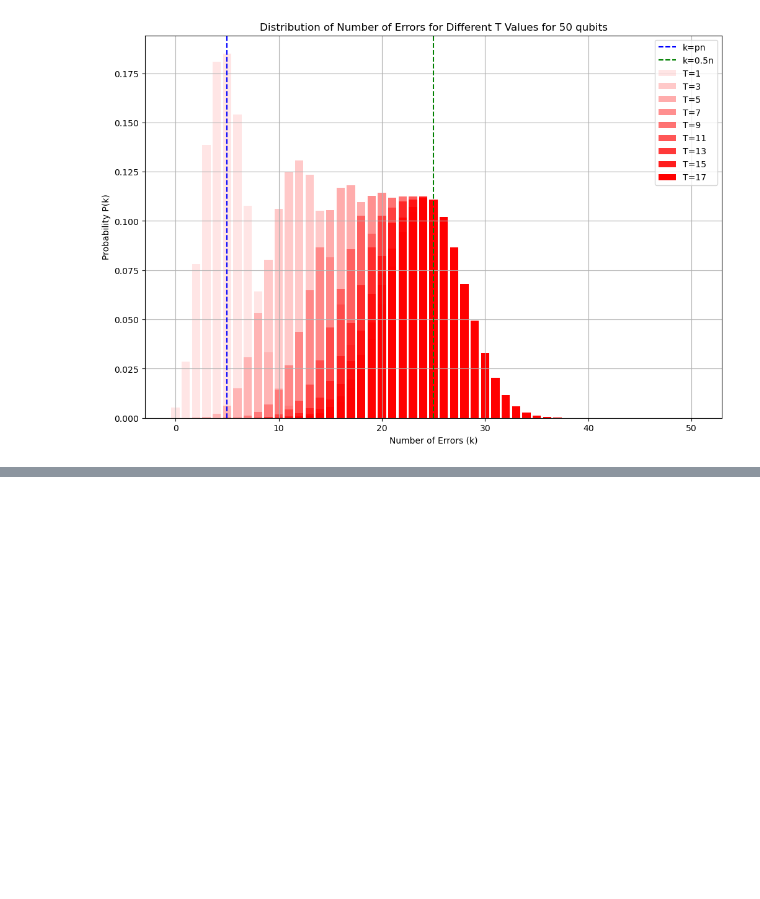
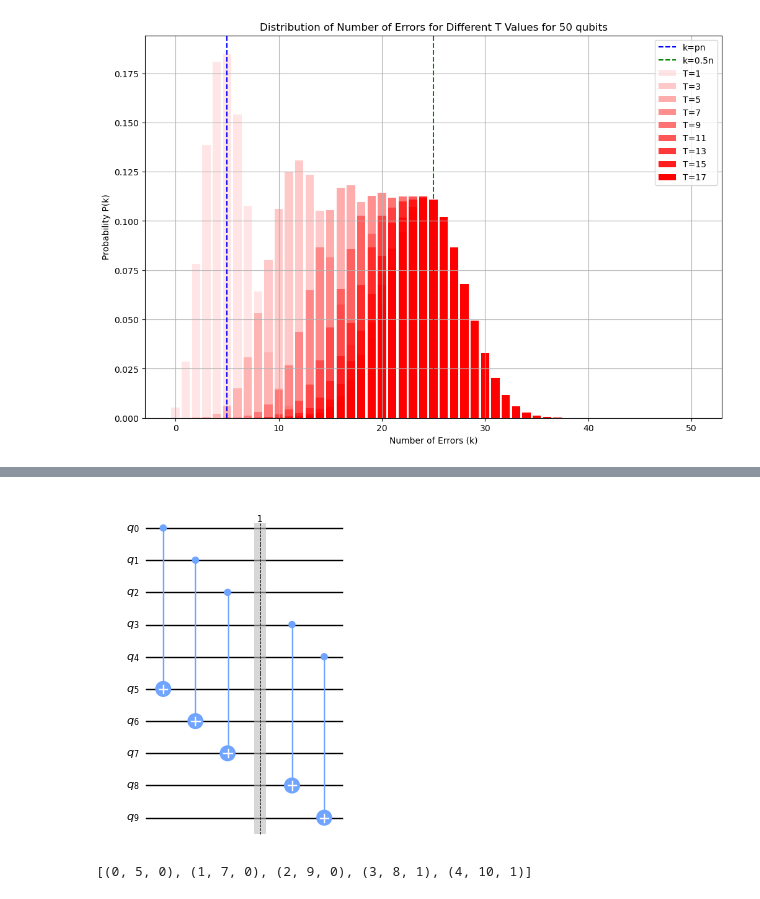
Before and after one commit to yezhuoyang/Qerrorprop, a Jupyter notebook: examples.ipynb, the cells around one changed output, grey strips where cells are left out. Cells and saved outputs as stored; diff of their text form; code cells hidden in the pictures; blank space fills up the shorter version.

```diff
--- a/examples.ipynb
+++ b/examples.ipynb
@@ -219,0 +222,8 @@ plt.show()
+# %%
+newcircuit._qiskitcircuit.draw(output='mpl',scale=0.5)
+# %% [output]
+[figure, added]
+# %%
+newcircuit._gateList
+# %% [output]
+[(0, 5, 0), (1, 7, 0), (2, 9, 0), (3, 8, 1), (4, 10, 1)]
```
Also changed, not shown: parts of 18 cells of this notebook, 2 other files.
